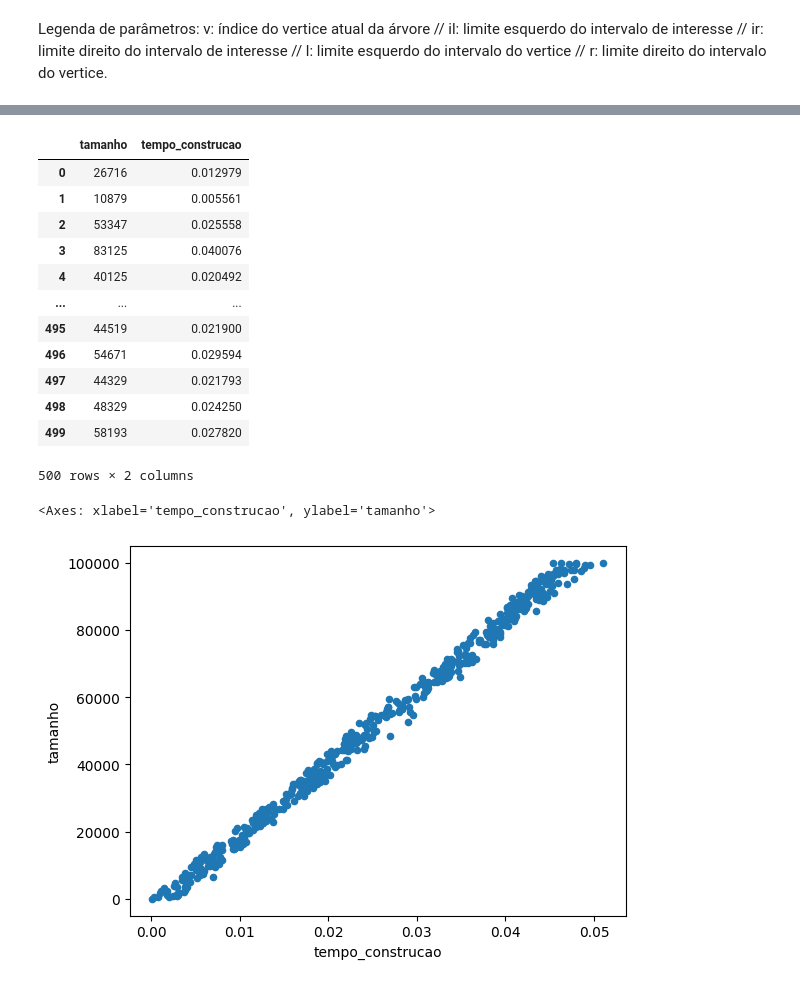
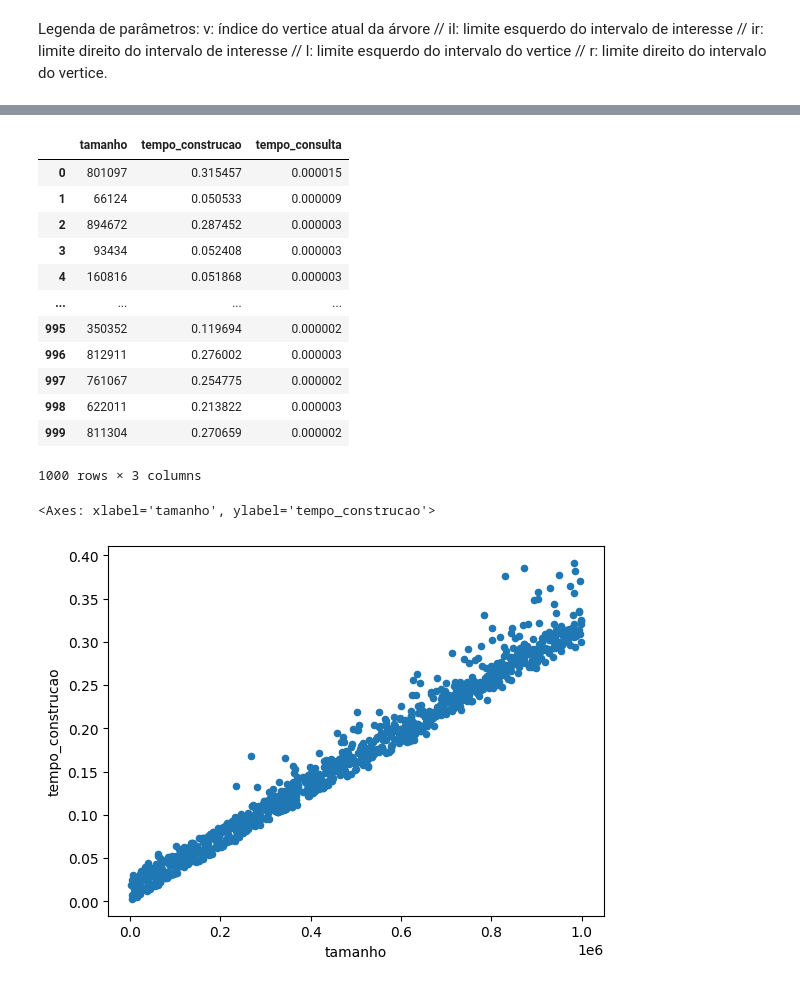
Before and after one commit to arthursilva35/SegTree, a Jupyter notebook: implementanion_nb.ipynb, the cells around one changed output, grey strips where cells are left out. Cells and saved outputs as stored; diff of their text form; code cells hidden in the pictures.

Commit message:
plotando tempo de consulta

```diff
--- a/implementanion_nb.ipynb
+++ b/implementanion_nb.ipynb
@@ -30,23 +31,24 @@ def constroi(a: list, v: int, l: int, r: int) -> None:
 Legenda de parâmetros:
 v: índice do vertice atual da árvore // il: limite esquerdo do intervalo de interesse // ir: limite direito do intervalo de interesse // l: limite esquerdo do intervalo do vertice // r: limite direito do intervalo do vertice.
 # %%
-# v: idx do vertice # il: limite esquerdo do intervalo de interesse #ir: limite direito do intervalo de interesse # l: limite esquerdo do intervalo do vertice # r: limite direito do intervalo do vertice
-def consulta(v: int, il: int, ir: int, l: int, r: int) -> int:
+def consulta(v: int , il: int , ir: int , l: int , r: int ) -> int:
     global st
 
-
-    print(il, ir)
-
-
-    if(l > r): # intervalo desejado está fora do intervalo do vértice atual
-        print("if 1")
+    if l > r:
         return 0
 
-    if(il == l and ir == r): # intervalo de interesse casa com o intervalo do vertice atual
-        print("if 2")
+    if l <= il and ir <= r:
         return st[v]
 
     im = (il + ir) // 2
 
-    return consulta(2*v, il, im, l, min(im + 1, r)) + consulta(2*v + 1, im + 1 , ir, max(l, im + 1), r)
+    filho_esq = 0
+    filho_dir = 0
+
+    if l <= im:
+        filho_esq = consulta(v * 2, il, im, l, min(r, im))
+    if r > im:
+        filho_dir = consulta(v * 2 + 1, im + 1, ir, max(l, im + 1), r)
+
+    return filho_esq + filho_dir
 # %%
@@ -62,11 +68,17 @@ print(st)
 # %%
-instancias = gerador_instancias(500, 5, 100000)
+instancias = gerador_instancias(1000, 5, 1000000)
 tamanho_col = []
 tempo_construcao_col = []
+tempo_consulta_col = []
 
 for i in range(len(instancias)):
 
     cur_inst = instancias[i]
+    tam_inst = len(cur_inst)
+
+    #indices aleatorios pra consulta
+    idx_aleat_lower = random.randint(0, tam_inst//2)
+    idx_aleat_upper = random.randint(tam_inst//2 + 1, tam_inst)
 
     start_time = time.time()
 
@@ -74,6 +86,17 @@ for i in range(len(instancias)):
 
     tempo_construcao = time.time() - start_time
 
+    start_time = time.time()
+
+    consulta(1, idx_aleat_lower, idx_aleat_upper, 0, tam_inst)
+
+    tempo_consulta = time.time() - start_time
+
+
+    print( idx_aleat_lower, idx_aleat_upper, tempo_consulta)
+
     tamanho_col.append(len(cur_inst))
 
     tempo_construcao_col.append(tempo_construcao)
+
+    tempo_consulta_col.append(tempo_consulta)
@@ -82,24 +123,25 @@ df = pd.DataFrame(columns=["tamanho", "tempo_construcao"])
 
 df["tamanho"] = tamanho_col
 df["tempo_construcao"] = tempo_construcao_col
+df["tempo_consulta"] = tempo_consulta_col
 # %%
 df
 # %% [output]
-|  | tamanho | tempo_construcao |
-| 0 | 26716 | 0.012979 |
-| 1 | 10879 | 0.005561 |
-| 2 | 53347 | 0.025558 |
-| 3 | 83125 | 0.040076 |
-| 4 | 40125 | 0.020492 |
-| ... | ... | ... |
-| 495 | 44519 | 0.021900 |
-| 496 | 54671 | 0.029594 |
-| 497 | 44329 | 0.021793 |
-| 498 | 48329 | 0.024250 |
-| 499 | 58193 | 0.027820 |
+|  | tamanho | tempo_construcao | tempo_consulta |
+| 0 | 801097 | 0.315457 | 0.000015 |
+| 1 | 66124 | 0.050533 | 0.000009 |
+| 2 | 894672 | 0.287452 | 0.000003 |
+| 3 | 93434 | 0.052408 | 0.000003 |
+| 4 | 160816 | 0.051868 | 0.000003 |
+| ... | ... | ... | ... |
+| 995 | 350352 | 0.119694 | 0.000002 |
+| 996 | 812911 | 0.276002 | 0.000003 |
+| 997 | 761067 | 0.254775 | 0.000002 |
+| 998 | 622011 | 0.213822 | 0.000003 |
+| 999 | 811304 | 0.270659 | 0.000002 |
-500 rows × 2 columns
+1000 rows × 3 columns
 # %%
-df.plot("tempo_construcao", "tamanho", "scatter")
+df.plot("tamanho", "tempo_construcao", "scatter")
 # %% [output]
-<Axes: xlabel='tempo_construcao', ylabel='tamanho'>
+<Axes: xlabel='tamanho', ylabel='tempo_construcao'>
-[figure, old version]
+[figure, new version]
```
Also changed, not shown: parts of 4 cells of this notebook.
